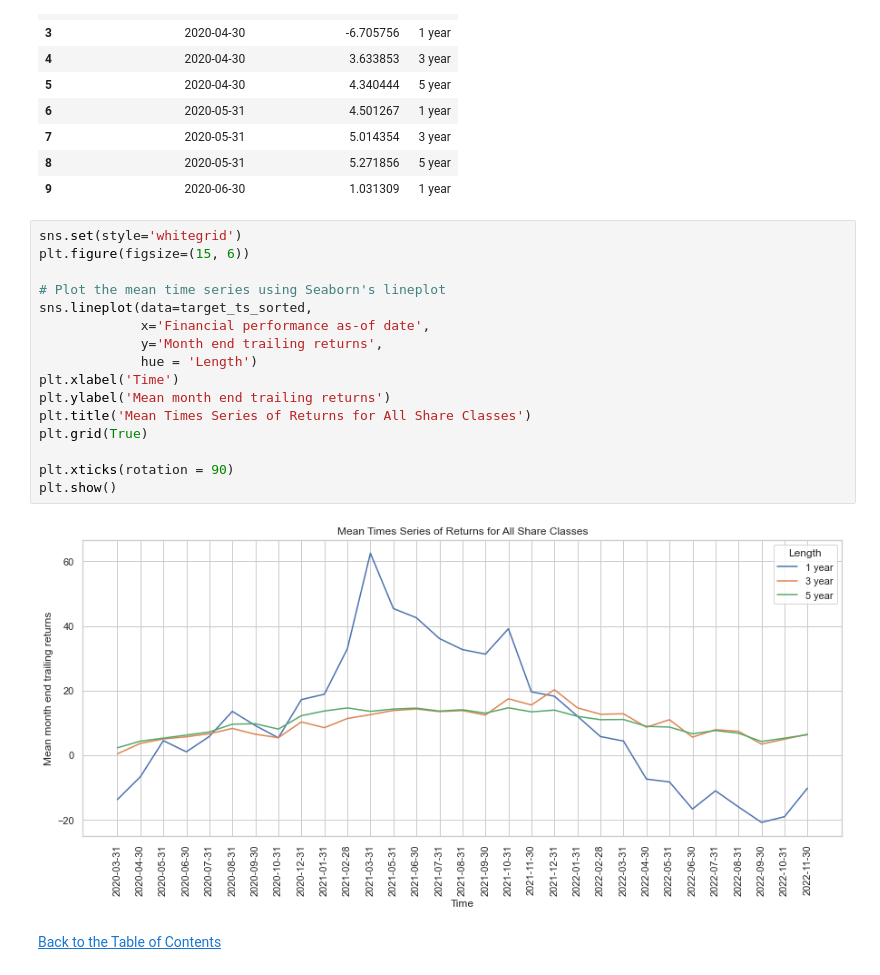
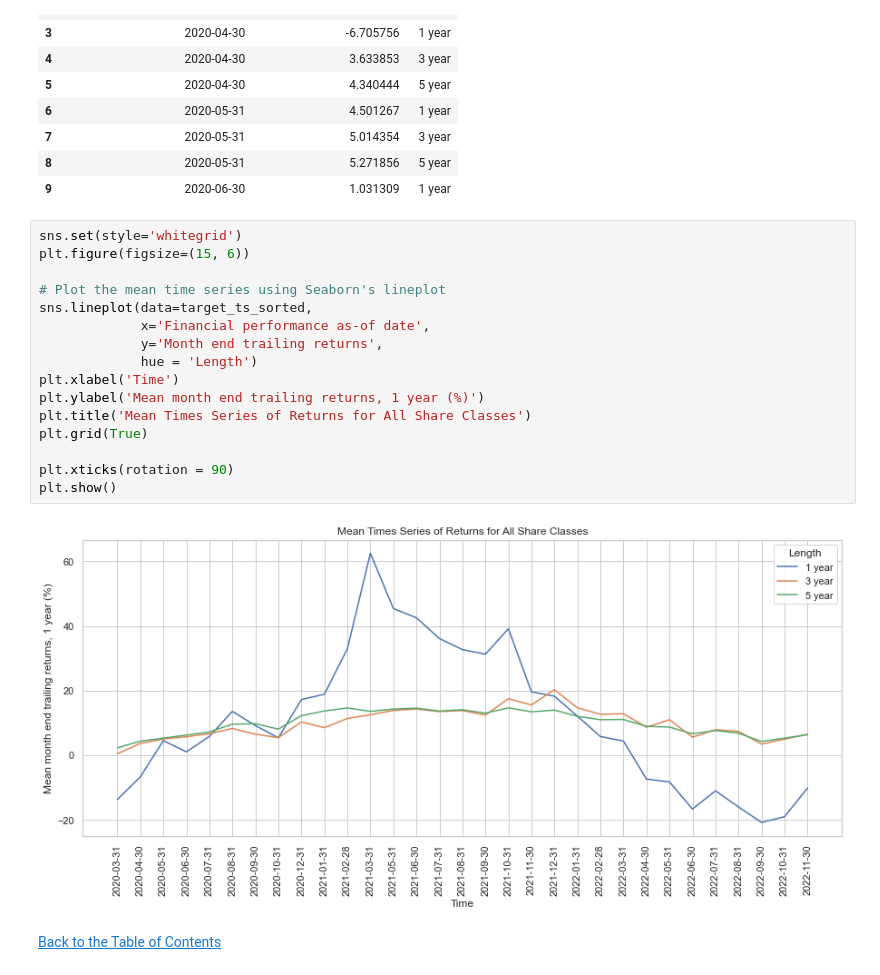
Before and after one commit to melaine-000/Capstone-2, a Jupyter notebook: EDA.ipynb, the cells around one changed output. Drawn from its saved outputs; the diff is of its cells as text.

```diff
--- a/EDA.ipynb
+++ b/EDA.ipynb
@@ -160,21 +266,21 @@ target_ts_sorted.head(10)
 # %%
 sns.set(style='whitegrid')
 plt.figure(figsize=(15, 6))
 
 # Plot the mean time series using Seaborn's lineplot
 sns.lineplot(data=target_ts_sorted,
              x='Financial performance as-of date',
              y='Month end trailing returns',
              hue = 'Length')
 plt.xlabel('Time')
-plt.ylabel('Mean month end trailing returns')
+plt.ylabel('Mean month end trailing returns, 1 year (%)')
 plt.title('Mean Times Series of Returns for All Share Classes')
 plt.grid(True)
 
 plt.xticks(rotation = 90)
 plt.show()
 # %% [output]
-[figure, old version]
+[figure, new version]
 # %% [markdown]
 [Back to the Table of Contents](#0)
 # %% [markdown]
```
Also changed, not shown: parts of 24 cells of this notebook.
